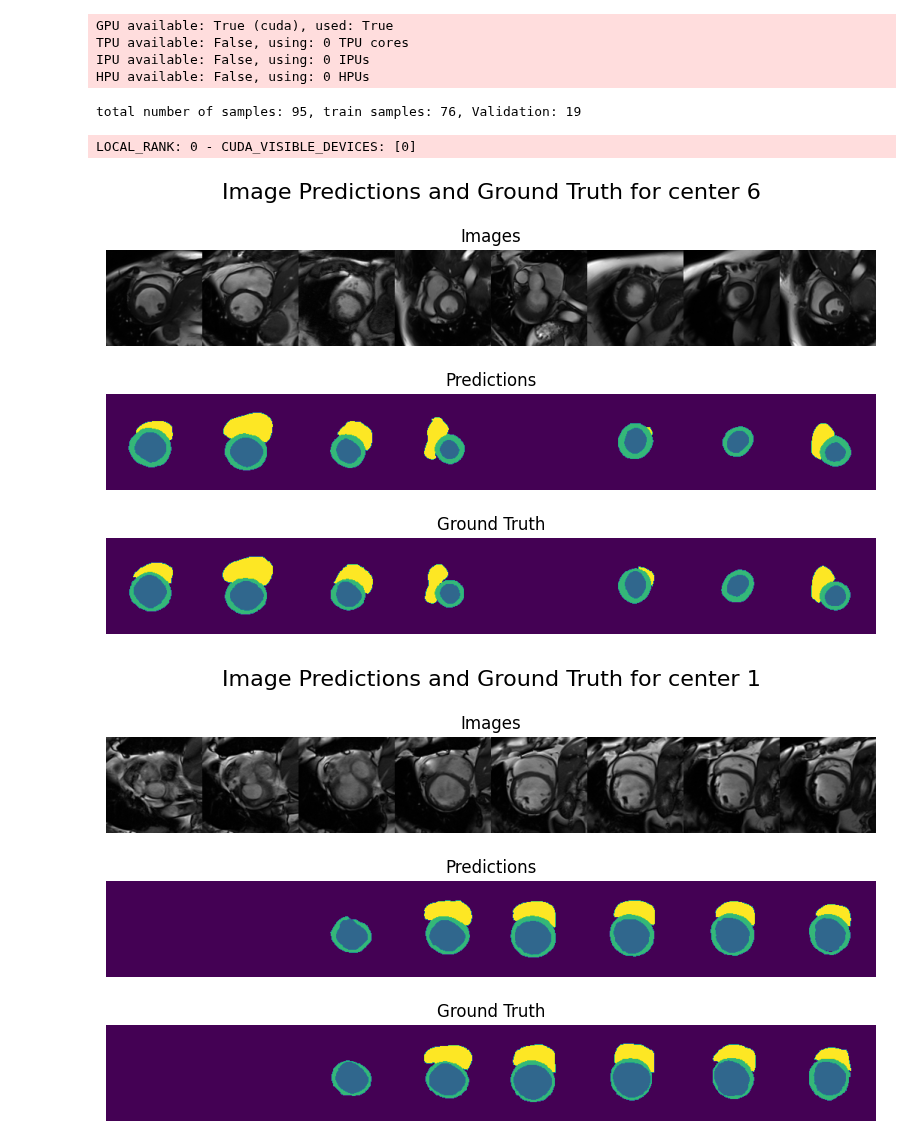
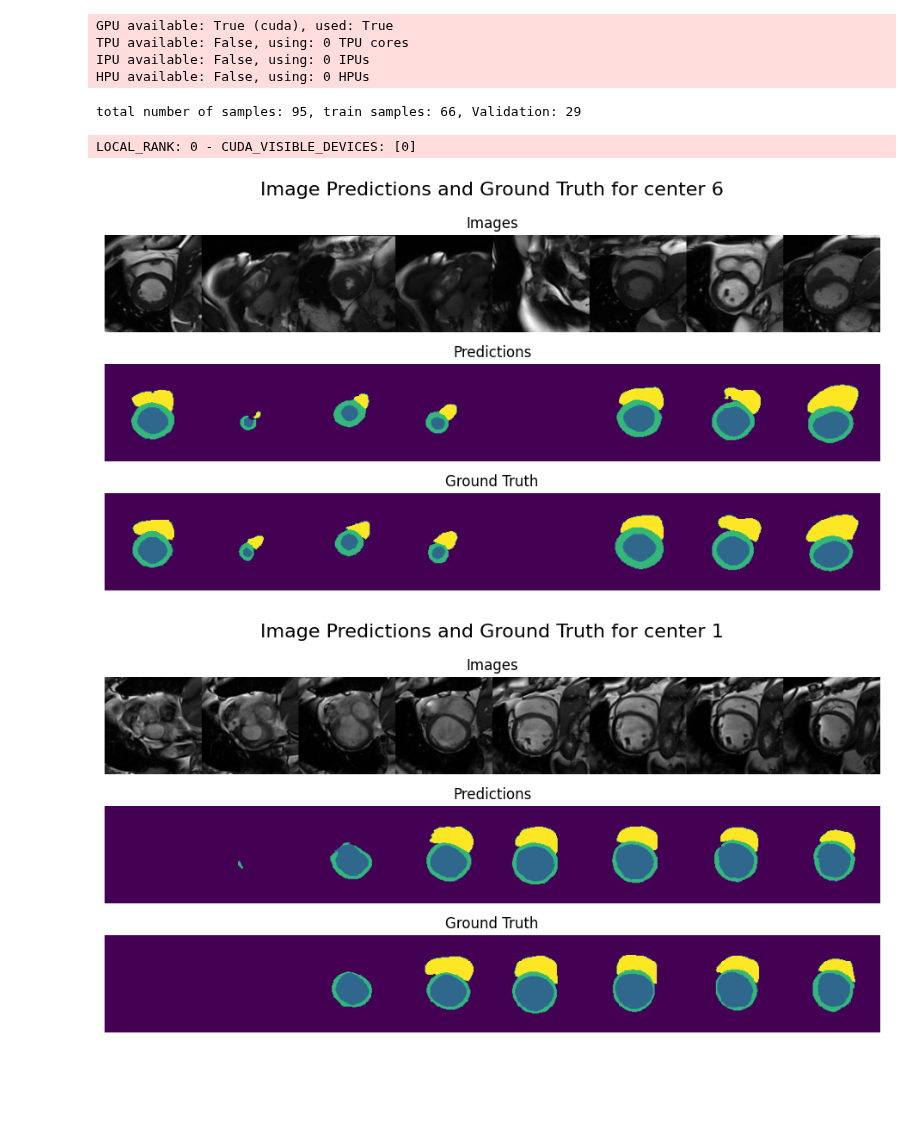
Before and after one commit to MAHDI-Imen/M-M, a Jupyter notebook: dev.ipynb, the cells around one changed output. Drawn from its saved outputs; the diff is of its cells as text; code cells hidden in the pictures; blank space fills up the shorter version.

Commit message:
Add benchmark

```diff
--- a/dev.ipynb
+++ b/dev.ipynb
@@ -61,33 +51,35 @@ dm = CentreDataModule("A", train_centre=6, transform=transform, batch_size=8)
 # %%
-torch.manual_seed(42)
 model = LitUnet(lr=1e-3)
 
+transform =  ScaleIntensity(minv=0.0, maxv=1.0, channel_wise=True)
+dm = CentreDataModule("A", train_centre=6, load_transform=transform, batch_size=8)
 # Training and Validation
 trainer = pl.Trainer(max_epochs=50,
                      deterministic=True,
                      logger=True,
-                     log_every_n_steps=2,
+                     log_every_n_steps=1,
                      enable_model_summary=False,
-                     callbacks=[EarlyStopping('val_loss')],
+                     callbacks=[EarlyStopping('val_loss', patience=3)],
                      fast_dev_run=False)
 trainer.fit(model, datamodule=dm)
-trainer.save_checkpoint("checkpoints/benchmark.ckpt")
+trainer.save_checkpoint("checkpoints/benchmark_deterministic.ckpt")
 # %% [output]
 GPU available: True (cuda), used: True
 TPU available: False, using: 0 TPU cores
 IPU available: False, using: 0 IPUs
 HPU available: False, using: 0 HPUs
-total number of samples: 95, train samples: 76, Validation: 19
+total number of samples: 95, train samples: 66, Validation: 29
 LOCAL_RANK: 0 - CUDA_VISIBLE_DEVICES: [0]
 # %%
-model = LitUnet.load_from_checkpoint("benchmark.ckpt")
-n = 20
+model = LitUnet.load_from_checkpoint("checkpoints/benchmark_deterministic.ckpt")
+n_max = 20
 
 train_dataloader = dm.train_dataloader()
-predict_and_display_examples(model, 8, train_dataloader, 6, seed=0)
+train_dataloader.shuffle = False
+predict_and_display_examples(model, n_max, train_dataloader, 6, seed=0)
 
 val_dataloader = dm.val_dataloader()
-predict_and_display_examples(model, 8, val_dataloader, 1, seed=0)
+predict_and_display_examples(model, n_max, val_dataloader, 1, seed=0)
 # %% [output]
-[figure, old version]
+[figure, new version]
-[figure, old version]
+[figure, new version]
```
Also changed, not shown: parts of 3 cells of this notebook, 3 other files.
